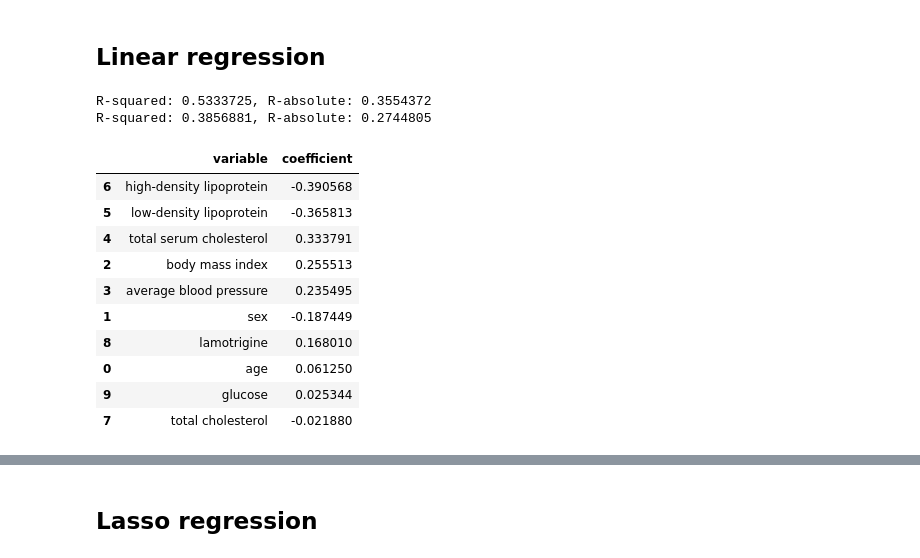
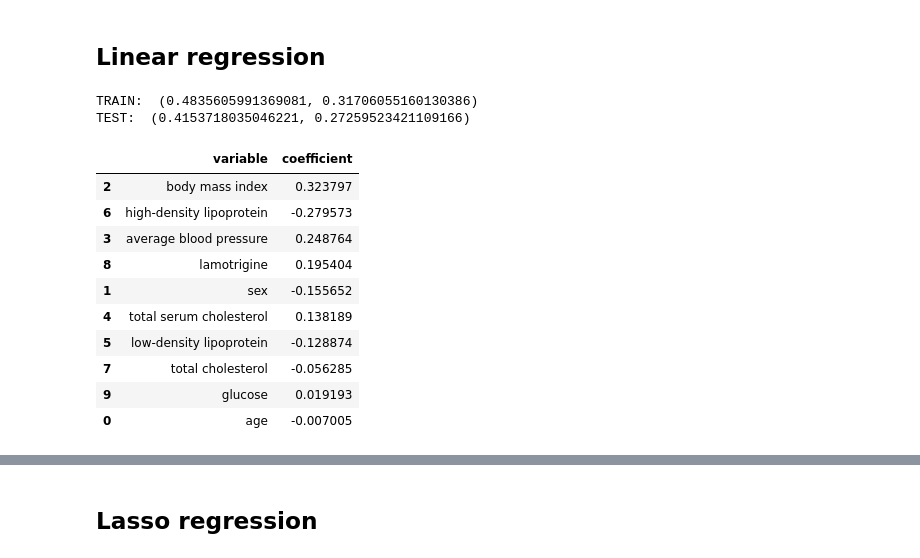
Before and after one commit to suvrajit94/HONAM, a Jupyter notebook: diabetes_progression.ipynb, the cells around one changed output, grey strips where cells are left out. Drawn from its saved outputs; the diff is of its cells as text; code cells hidden in the pictures.

```diff
--- a/diabetes_progression.ipynb
+++ b/diabetes_progression.ipynb
@@ -98,11 +105,11 @@ fig.show()
 # Data pre-processing
 # %%
 from load_data import load_diabetes_data
-columns, (x_train, y_train), (x_val, y_val), (x_test, y_test) = load_diabetes_data()
+columns, (x_raw_train, y_raw_train), (x_raw_val, y_raw_val), (x_raw_test, y_raw_test) = load_diabetes_data()
 print('COLUMNS: ', columns)
-print('training set: ', x_train.shape, y_train.shape)
-print('validation set: ', x_val.shape, y_val.shape)
-print('test set: ', x_test.shape, y_test.shape)
+print('training set: ', x_raw_train.shape, y_raw_train.shape)
+print('validation set: ', x_raw_val.shape, y_raw_val.shape)
+print('test set: ', x_raw_test.shape, y_raw_test.shape)
 # %% [output]
 COLUMNS:  ['age', 'sex', 'bmi', 'map', 'tc', 'ldl', 'hdl', 'tch', 'ltg', 'glu']
 training set:  (266, 10) (266, 1)
@@ -119,10 +126,10 @@ task=regression: device is cpu and batch size is 3
 from load_data import load_diabetes_data
 from preprocessor import Preprocessor
 
-preprocessor = Preprocessor(task=task, n_quantiles=x_train.shape[0])
-x_train, y_train = preprocessor.fit_transform(x_train, y_train)
-x_val, y_val = preprocessor.transform(x_val, y_val)
-x_test, y_test = preprocessor.transform(x_test, y_test)
+preprocessor = Preprocessor(task=task, n_quantiles=x_raw_train.shape[0])
+x_train, y_train = preprocessor.fit_transform(x_raw_train, y_raw_train)
+x_val, y_val = preprocessor.transform(x_raw_val, y_raw_val)
+x_test, y_test = preprocessor.transform(x_raw_test, y_raw_test)
 # %% [raw]
 transformed_df = pd.DataFrame(np.concatenate((x_train, x_val, x_test)), columns=columns)
 transformed_df['y'] = np.concatenate((y_train, y_val, y_test))
@@ -212,28 +216,28 @@ def get_local_interpretation(y, pred_func, feature_weights):
 # %%
 from sklearn.linear_model import LinearRegression
 lr = LinearRegression()
 lr.fit(x_train, y_train)
 lr_fit = lr.predict(x_train)
 lr_pred = lr.predict(x_test)
 
-evaluate(y_train, lr_fit, task)
-evaluate(y_test, lr_pred, task)
+print("TRAIN: ", evaluate(y_train, lr_fit, task))
+print("TEST: ", evaluate(y_test, lr_pred, task))
 lr_weights = pd.DataFrame([(col, coefficient) for col, coefficient in zip(columns, lr.coef_[-1])], columns=['variable', 'coefficient'])
 lr_weights['variable'] = lr_weights['variable'].apply(lambda x: labels[x])
 lr_weights.sort_values(by='coefficient', key=abs, ascending=False)
 # %% [output]
-R-squared: 0.5333725, R-absolute: 0.3554372
-R-squared: 0.3856881, R-absolute: 0.2744805
+TRAIN:  (0.4835605991369081, 0.31706055160130386)
+TEST:  (0.4153718035046221, 0.27259523421109166)
 |  | variable | coefficient |
-| 6 | high-density lipoprotein | -0.390568 |
-| 5 | low-density lipoprotein | -0.365813 |
-| 4 | total serum cholesterol | 0.333791 |
-| 2 | body mass index | 0.255513 |
-| 3 | average blood pressure | 0.235495 |
-| 1 | sex | -0.187449 |
-| 8 | lamotrigine | 0.168010 |
-| 0 | age | 0.061250 |
-| 9 | glucose | 0.025344 |
-| 7 | total cholesterol | -0.021880 |
+| 2 | body mass index | 0.323797 |
+| 6 | high-density lipoprotein | -0.279573 |
+| 3 | average blood pressure | 0.248764 |
+| 8 | lamotrigine | 0.195404 |
+| 1 | sex | -0.155652 |
+| 4 | total serum cholesterol | 0.138189 |
+| 5 | low-density lipoprotein | -0.128874 |
+| 7 | total cholesterol | -0.056285 |
+| 9 | glucose | 0.019193 |
+| 0 | age | -0.007005 |
 # %%
 import plotly.express as px
```
Also changed, not shown: parts of 17 cells of this notebook, 1 other file.
